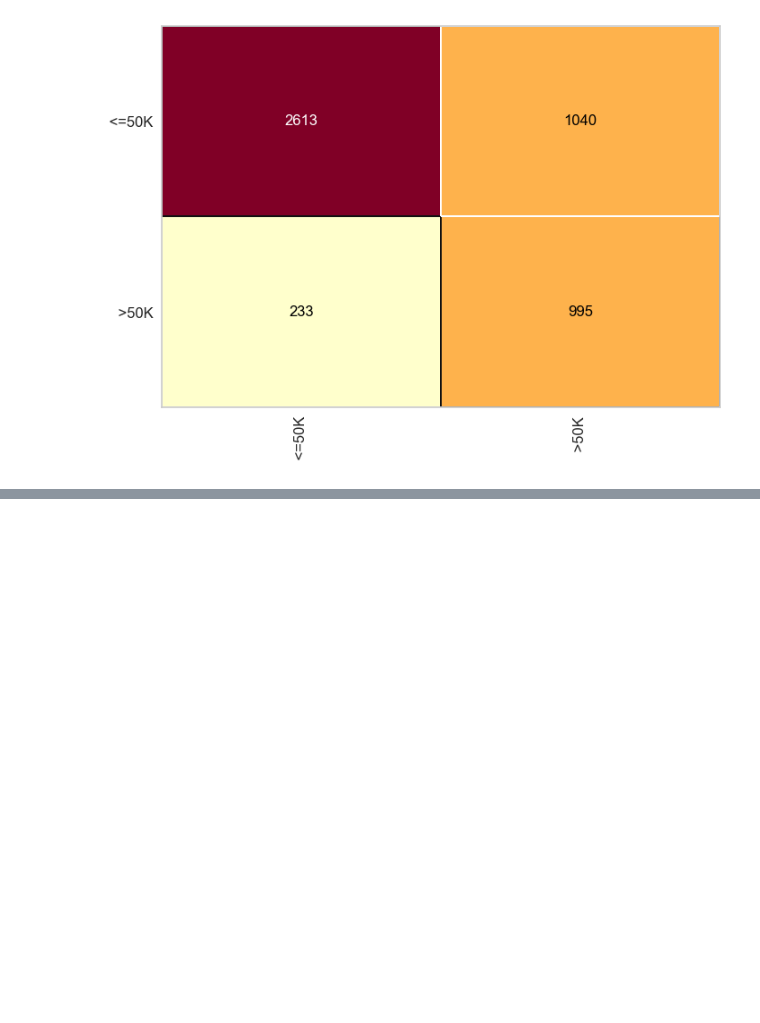
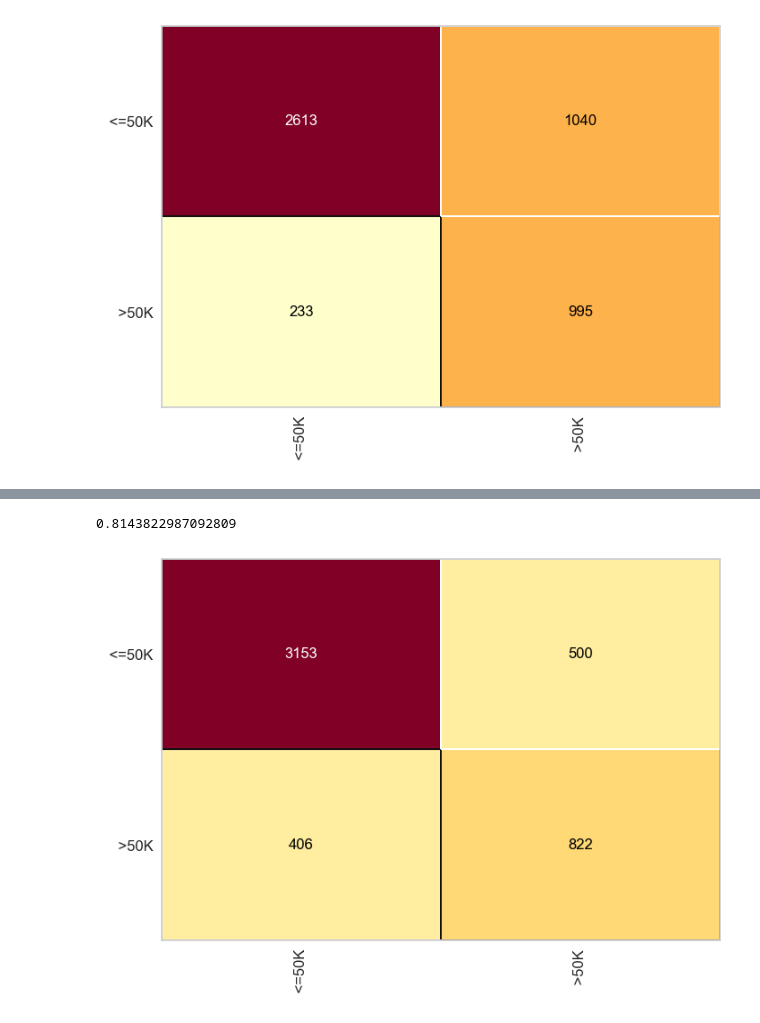
Before and after one commit to raickmiranda/DataScienceAI_TP, a Jupyter notebook: src/census_decisiontree.ipynb, the cells around one changed output, grey strips where cells are left out. Cells and saved outputs as stored; diff of their text form; code cells hidden in the pictures; blank space fills up the shorter version.

```diff
--- a/src/census_decisiontree.ipynb
+++ b/src/census_decisiontree.ipynb
@@ -328,0 +413,7 @@ cm.score(X_census_test_set_nearmiss, y_census_test_set_nearmiss)
+# %%
+cm = ConfusionMatrix(tree_census_smote_gs)
+cm.fit(X_census_training_set_smote, y_census_training_set_smote)
+cm.score(X_census_test_set_smote, y_census_test_set_smote)
+# %% [output]
+0.8143822987092809
+[figure, added]
```
Also changed, not shown: parts of 22 cells of this notebook, 8 other files.
